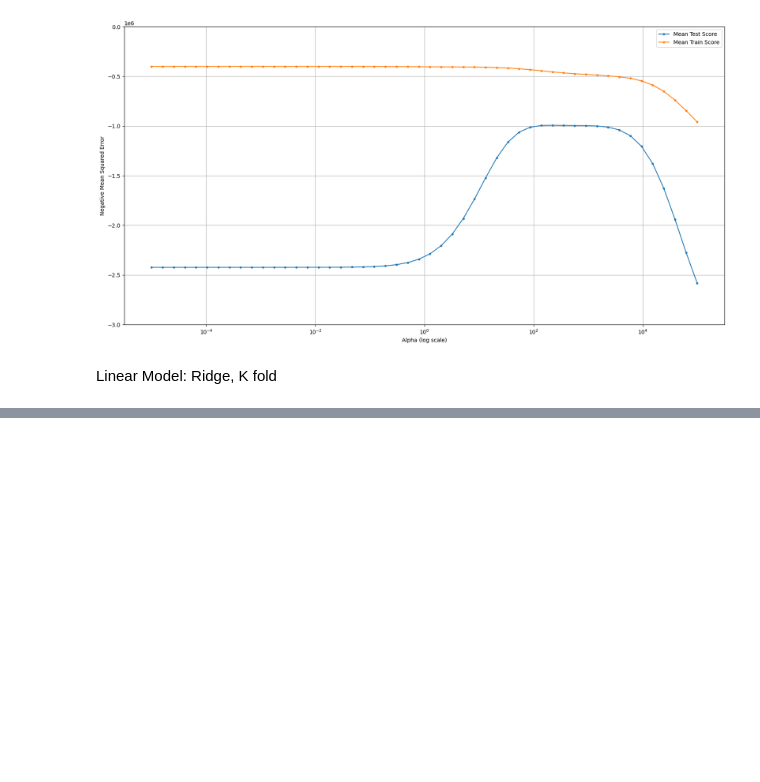
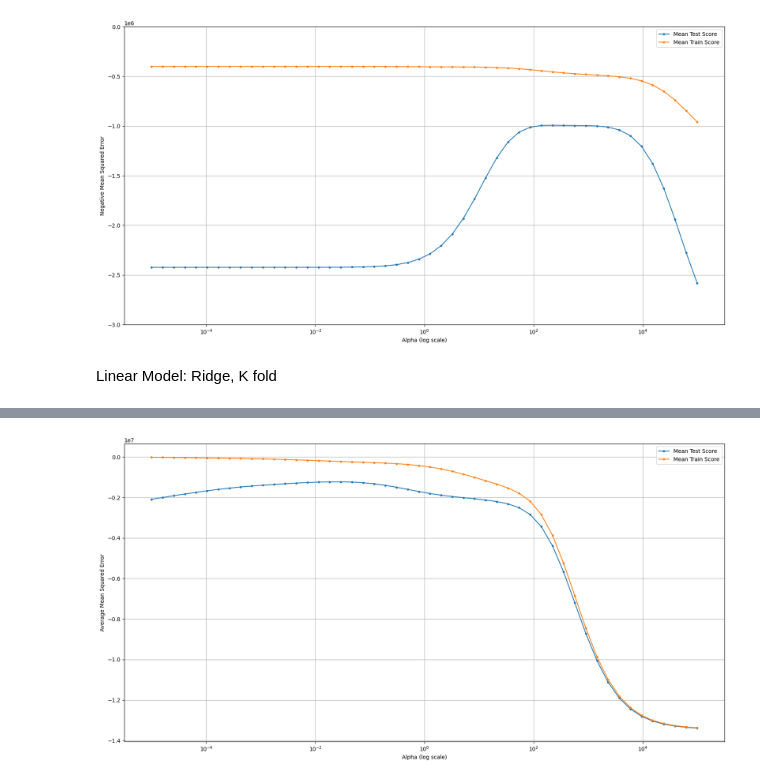
Before and after one commit to PaulBichl/machine-learning, a Jupyter notebook: src/machine_learning/BikeRental/Bichl_Paul_UE2.ipynb, the cells around one changed output, grey strips where cells are left out. Cells and saved outputs as stored; diff of their text form; code cells hidden in the pictures; blank space fills up the shorter version.

```diff
--- a/src/machine_learning/BikeRental/Bichl_Paul_UE2.ipynb
+++ b/src/machine_learning/BikeRental/Bichl_Paul_UE2.ipynb
@@ -135,0 +217,12 @@ ax.grid()
+# %%
+%%capture
+from sklearn.kernel_ridge import KernelRidge
+model = KernelRidge(kernel="rbf")
+
+search_cv = GridSearchCV(model, param_grid, cv = 5, verbose= 3, scoring = "neg_mean_squared_error", return_train_score= True)
+search_cv.fit(X_train_final, y_train)
+cv_results = pd.DataFrame(search_cv.cv_results_)
+# %%
+plot_wrapper(cv_results, ylim=None)
+# %% [output]
+[figure, added]
```
Also changed, not shown: parts of 14 cells of this notebook.
